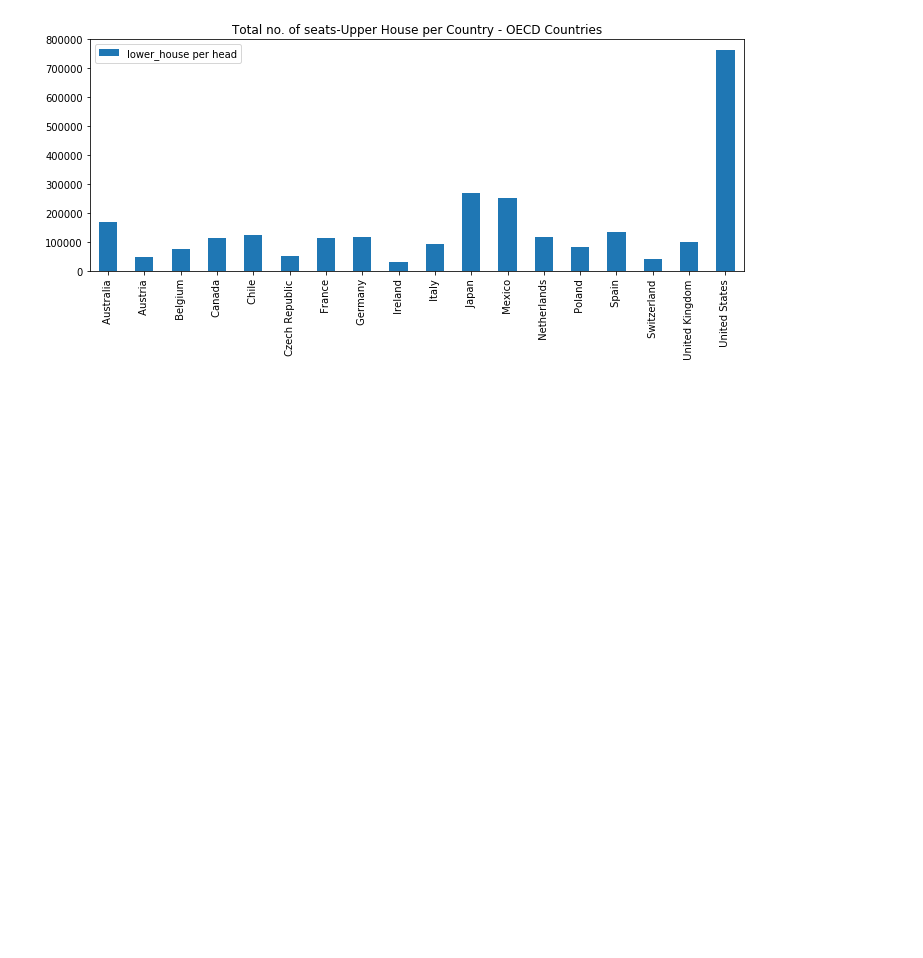
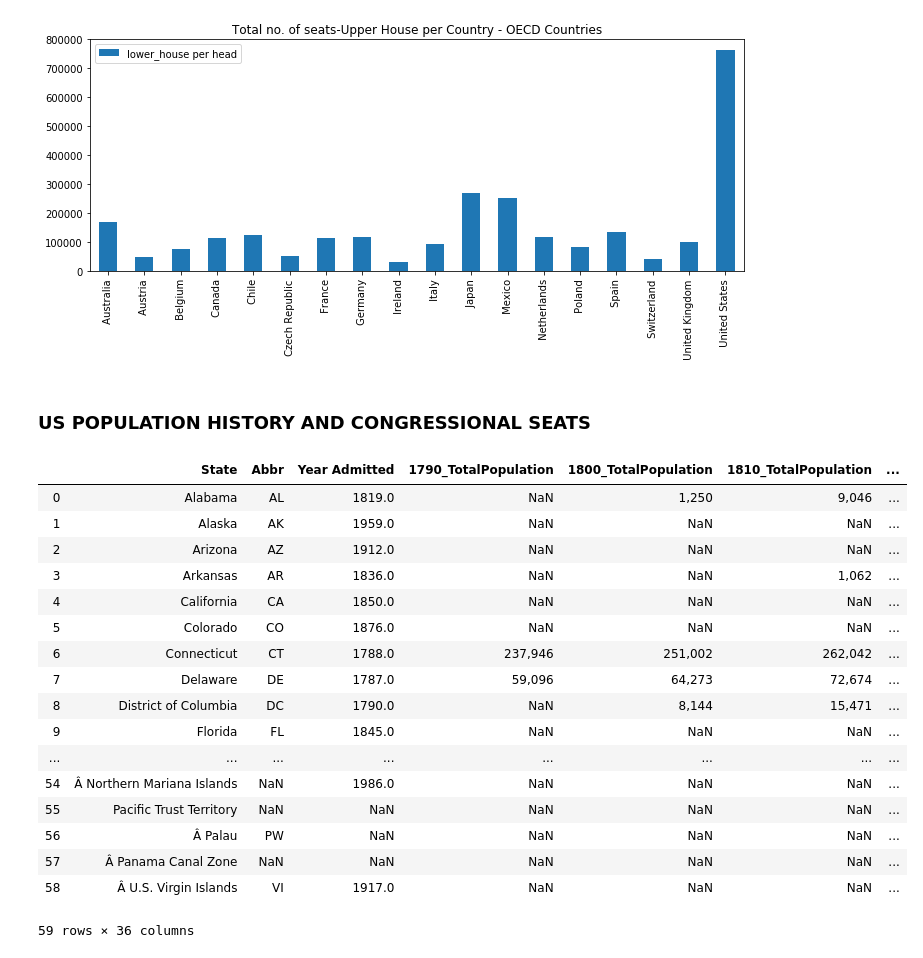
Before and after one commit to eobianyor/Representation, a Jupyter notebook: DataManipulation.ipynb, the cells around one changed output. Cells and saved outputs as stored; diff of their text form; code cells hidden in the pictures; blank space fills up the shorter version.

Commit message:
Working on the historic US population data

```diff
--- a/DataManipulation.ipynb
+++ b/DataManipulation.ipynb
@@ -195,3 +174,26 @@ plt.tight_layout()
 plt.show()
 # %% [output]
 [figure]
+# %% [markdown]
+### US POPULATION HISTORY AND CONGRESSIONAL SEATS
+# %%
+USStatesPopulationHistoric_df
+# %% [output]
+|  | State | Abbr | Year Admitted | 1790_TotalPopulation | 1800_TotalPopulation | 1810_TotalPopulation | ... |
+| 0 | Alabama | AL | 1819.0 | NaN | 1,250 | 9,046 | ... |
+| 1 | Alaska | AK | 1959.0 | NaN | NaN | NaN | ... |
+| 2 | Arizona | AZ | 1912.0 | NaN | NaN | NaN | ... |
+| 3 | Arkansas | AR | 1836.0 | NaN | NaN | 1,062 | ... |
+| 4 | California | CA | 1850.0 | NaN | NaN | NaN | ... |
+| 5 | Colorado | CO | 1876.0 | NaN | NaN | NaN | ... |
+| 6 | Connecticut | CT | 1788.0 | 237,946 | 251,002 | 262,042 | ... |
+| 7 | Delaware | DE | 1787.0 | 59,096 | 64,273 | 72,674 | ... |
+| 8 | District of Columbia | DC | 1790.0 | NaN | 8,144 | 15,471 | ... |
+| 9 | Florida | FL | 1845.0 | NaN | NaN | NaN | ... |
+| ... | ... | ... | ... | ... | ... | ... | ... |
+| 54 | Â Northern Mariana Islands | NaN | 1986.0 | NaN | NaN | NaN | ... |
+| 55 | Pacific Trust Territory | NaN | NaN | NaN | NaN | NaN | ... |
+| 56 | Â Palau | PW | NaN | NaN | NaN | NaN | ... |
+| 57 | Â Panama Canal Zone | NaN | NaN | NaN | NaN | NaN | ... |
+| 58 | Â U.S. Virgin Islands | VI | 1917.0 | NaN | NaN | NaN | ... |
+59 rows × 36 columns
```
Also changed, not shown: parts of 2 cells of this notebook.
